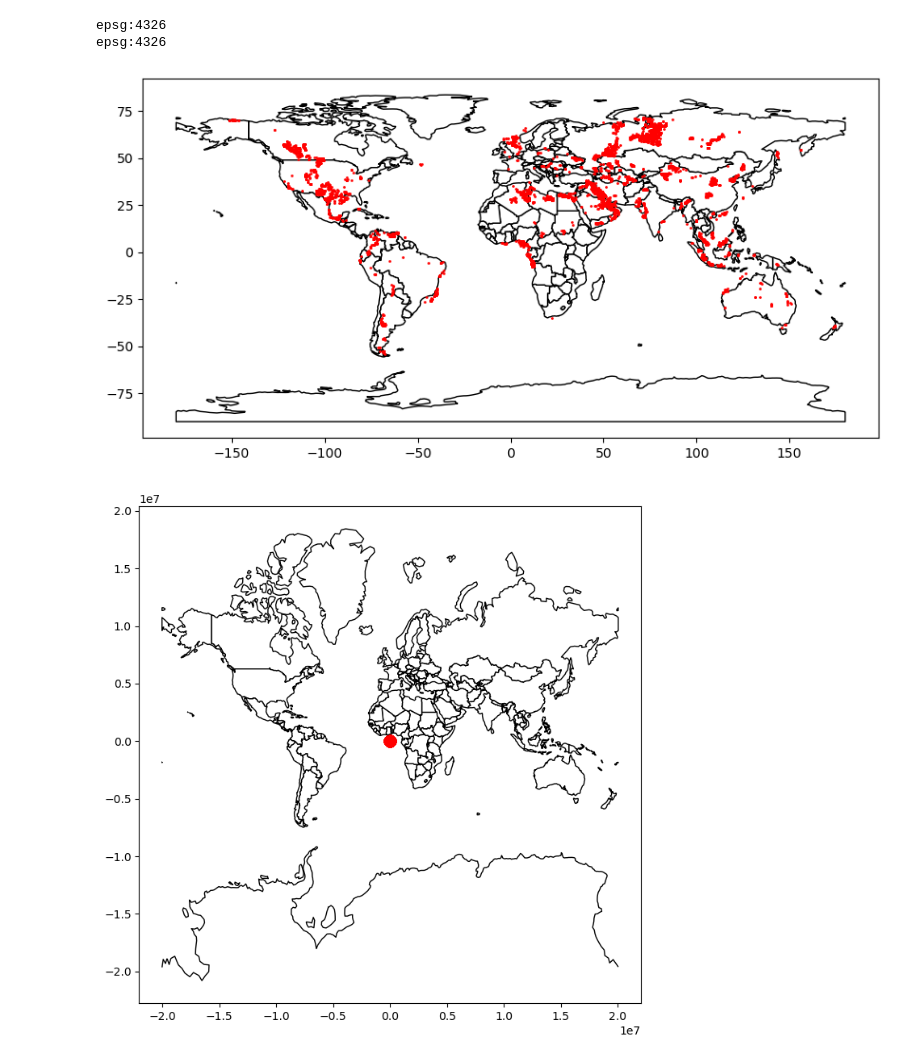
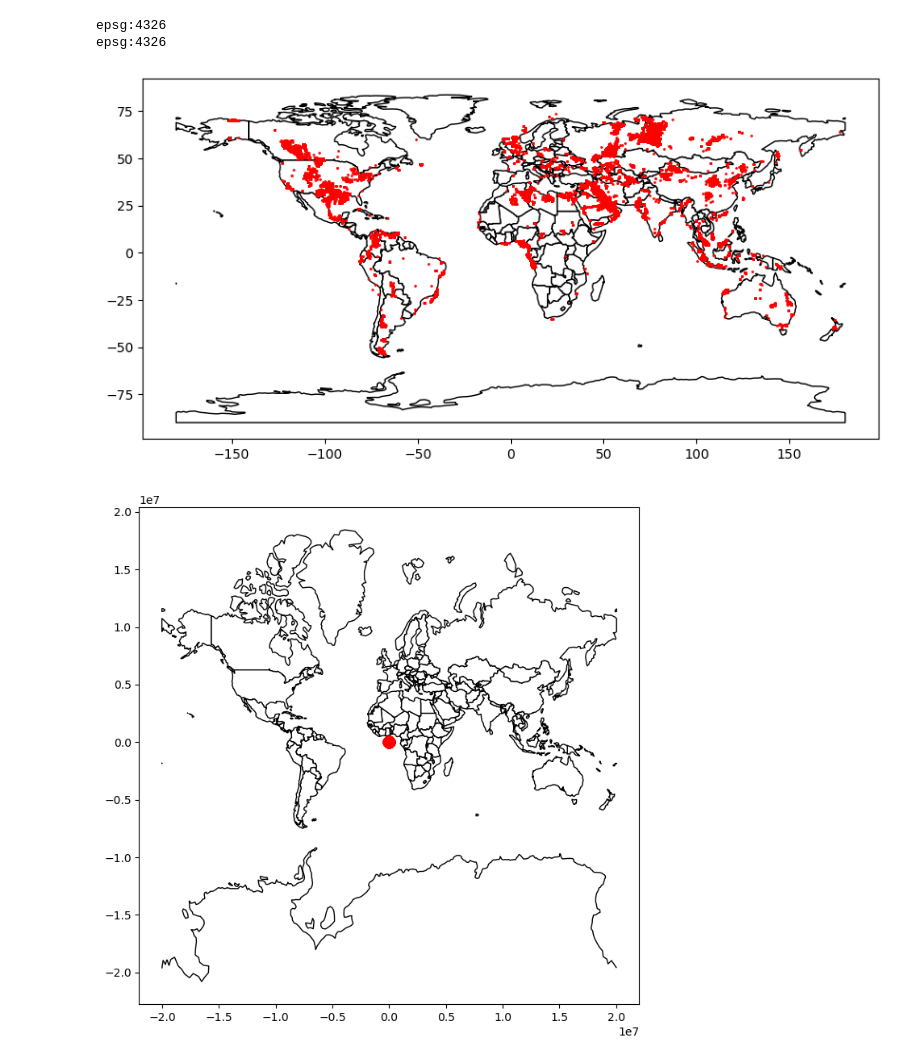
Before and after one commit to natebendermontana/capstone_rmi, a Jupyter notebook: data_exploration.ipynb, the cells around one changed output. Saved outputs shown, nothing was run; the diff lists cells and outputs as text; code cells hidden in the pictures.

```diff
--- a/data_exploration.ipynb
+++ b/data_exploration.ipynb
@@ -37,0 +42,20 @@ refs = gp.GeoDataFrame(refs, geometry="location", crs=projcrs,)  # convert df to
+# %%
+all_files = glob.glob("data/*.xlsx")
+
+temp = []
+
+for filename in all_files:
+    flares_upstream = pd.read_excel(filename, index_col=None, header=0, sheet_name="flares_upstream")
+    temp.append(flares_upstream)
+
+flares_upstream = pd.concat(temp, axis=0, ignore_index=True)
+
+# df.rename(columns={'old_col':'new_col', 'old_col_2':'new_col_2'}, inplace=True)
+# some data cleanup
+flares_upstream.rename(columns={'BCM 2019':'BCM_2019', 'Avg. temp':'avg_temp',
+                   'BCM 2018':'BCM_2018', 'BCM 2020':'BCM_2020',
+                   'BCM 2021':'BCM_2021',
+                   'Detection frequency 2018':'Detection_frequency_2018',
+                   'Detection frequency 2020':'Detection_frequency_2020',
+                   'Detection frequency 2021':'Detection_frequency_2021',
+                   'Clear obs 2018': 'Clear_obs_2018'}, inplace=True)
@@ -38,15 +80,13 @@ refs = gp.GeoDataFrame(refs, geometry="location", crs=projcrs,)  # convert df to
 # %%
-# Read excel file
-
-# type of production: flaring, supply chain: upstream, year: 2021
-flare_up_21 = pd.read_excel("/Users/natebender/Desktop/repo/capstone_rmi/data/VIIRS_Global_flaring_d.7_slope_0.029353_2021_web (2).xlsx",
-             sheet_name="flare upstream")
+# Convert to geopandas df and drop orig lat/long cols.
 
 # Convert lat/long to points in geodataframe and set crs to common project crs
-flare_up_21 = gp.GeoDataFrame(
-    flare_up_21, geometry=gp.points_from_xy(flare_up_21["Longitude"],
-                                            flare_up_21["Latitude"]),
+flares_upstream = gp.GeoDataFrame(
+    flares_upstream, geometry=gp.points_from_xy(flares_upstream["Longitude"],
+                                            flares_upstream["Latitude"]),
     crs = projcrs)
+
+flares_upstream.drop(['Latitude', 'Longitude'], axis=1, inplace=True)
 # %% [markdown]
 ### Functions
 # %%
@@ -93,15 +133,14 @@ print(flare_up_21.crs)
 epsg:4326
 epsg:4326
 # %%
-# Keeping worldmap in the orig crs of 4326 plots the points correctly, even though it and the flares dataframe
-# are in different crs???
+# Keeping worldmap in the orig crs of 4326 plots the points correctly
 
 fig, ax = plt.subplots(figsize = (10,8))
 worldmap.plot(ax = ax, color = 'white', edgecolor = 'black')
-flare_up_21.plot(ax = ax, color='red', markersize=1)  # increase size for visibility
+flares_upstream.plot(ax = ax, color='red', markersize=1)  # increase size for visibility
 plt.show()
 # %% [output]
-[figure, old version]
+[figure, new version]
 # %%
 # putting the worldmap in the 3857 crs completely destroys the plotting. Don't know why yet.
 # Perhaps it's something to do with the units, all the flares are plotted at 0,0 here.
```
Also changed, not shown: parts of 20 cells of this notebook, 1 other file.
